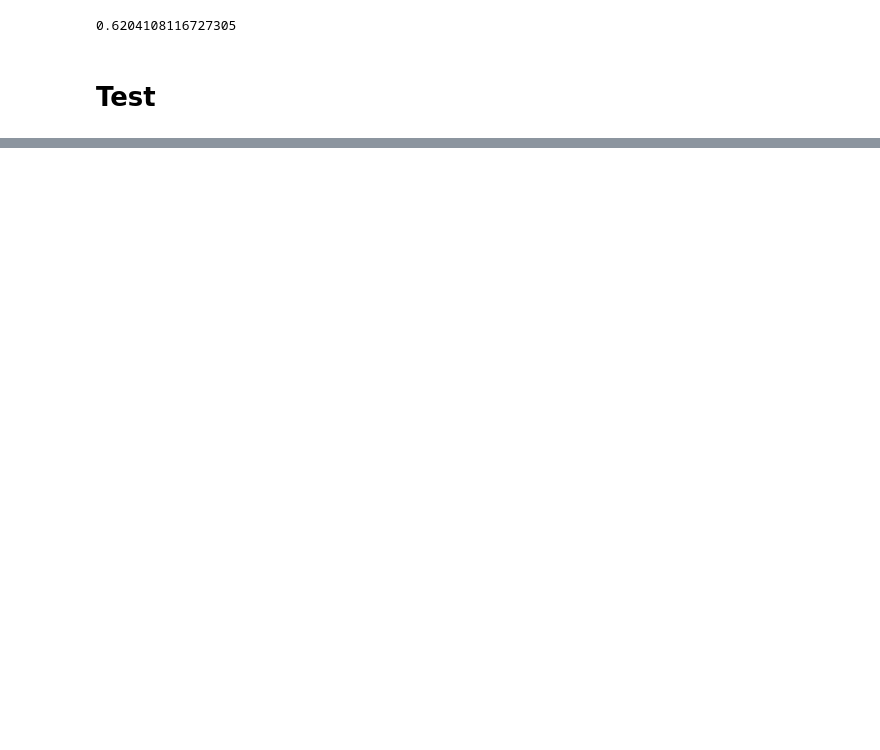
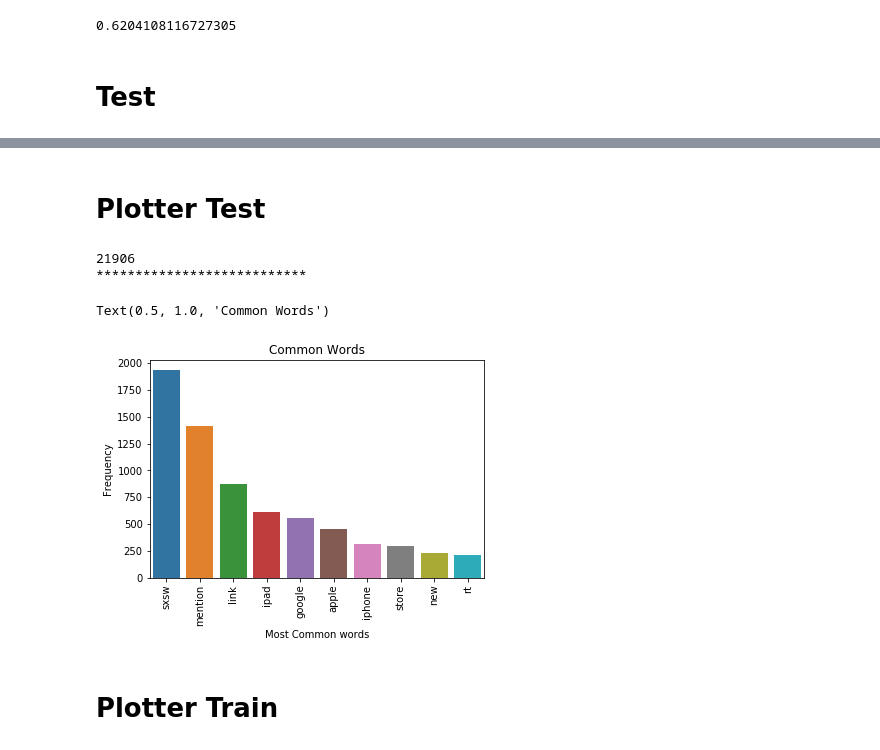
Before and after one commit to HarshBedmutha/Sentiment-Analysis-Hackathon, a Jupyter notebook: Notebooks/tweety_test_final.ipynb, the cells around one changed output, grey strips where cells are left out. Cells and saved outputs as stored; diff of their text form; code cells hidden in the pictures; blank space fills up the shorter version.

Commit message:
Finally

```diff
--- a/Notebooks/tweety_test_final.ipynb
+++ b/Notebooks/tweety_test_final.ipynb
@@ -134,14 +153,14 @@ rtest['lemma_tweet'] = rtest.apply(lambda row: clean_tweets(str(row['tweet'])),
 
 freq = pd.Series(' '.join(rtest['lemma_tweet']).split()).value_counts()[:10]
 freq
-freq = list(freq.index)
-rtest['lemma_tweet'] = rtest['lemma_tweet'].apply(lambda x: " ".join(x for x in x.split() if x not in freq))
+# freq = list(freq.index)
+# rtest['lemma_tweet'] = rtest['lemma_tweet'].apply(lambda x: " ".join(x for x in x.split() if x not in freq))
 
-freq = pd.Series(' '.join(rtest['lemma_tweet']).split()).value_counts()[-10:]
-freq
-freq = list(freq.index)
-rtest['lemma_tweet'] = rtest['lemma_tweet'].apply(lambda x: " ".join(x for x in x.split() if x not in freq))
-rtest.head()
+# freq = pd.Series(' '.join(rtest['lemma_tweet']).split()).value_counts()[-10:]
+# freq
+# freq = list(freq.index)
+# rtest['lemma_tweet'] = rtest['lemma_tweet'].apply(lambda x: " ".join(x for x in x.split() if x not in freq))
+# rtest.head()
 
 # rTrain.to_csv('../data/iter1/rTrain.csv')
 # %% [output]
@@ -200,0 +208,48 @@ Name: sentiment, dtype: int64
+# %% [markdown]
+# Plotter Test
+# %%
+from nltk.tokenize import word_tokenize
+
+from html.parser import HTMLParser
+html = HTMLParser()
+
+# Created a new columns i.e. tweet_html which do not contain html tags
+
+rtest['tweet_html'] = rtest['lemma_tweet'].apply(lambda x: html.unescape(x))
+rtest['tweet_html']
+bow_1 = rtest['tweet_html'].apply(lambda x:word_tokenize(str(x)))
+bow_1
+
+bow_2 = []
+for i in bow_1:
+    bow_2.append(i)
+bow_2
+
+bow_3 = []
+def reemovNestings(l):
+    for i in l:
+        if type(i) == list:
+            reemovNestings(i)
+        else:
+            bow_3.append(i)
+reemovNestings(bow_2)
+print(len(bow_3))
+print('***************************')
+bow_final = pd.Series(bow_3).value_counts()[:11]
+
+bow_df = pd.DataFrame(bow_final.drop(labels=['quot']))
+
+bow_df.columns = ['Freq']
+
+sns.barplot(x=bow_df.index,y=bow_df['Freq'])
+plt.xticks(rotation=90)
+plt.xlabel('Most Common words')
+plt.ylabel('Frequency')
+plt.title('Common Words')
+# %% [output]
+21906
+***************************
+Text(0.5, 1.0, 'Common Words')
+[figure, added]
+# %% [markdown]
+# Plotter Train
```
Also changed, not shown: parts of 15 cells of this notebook, 4 other files.
